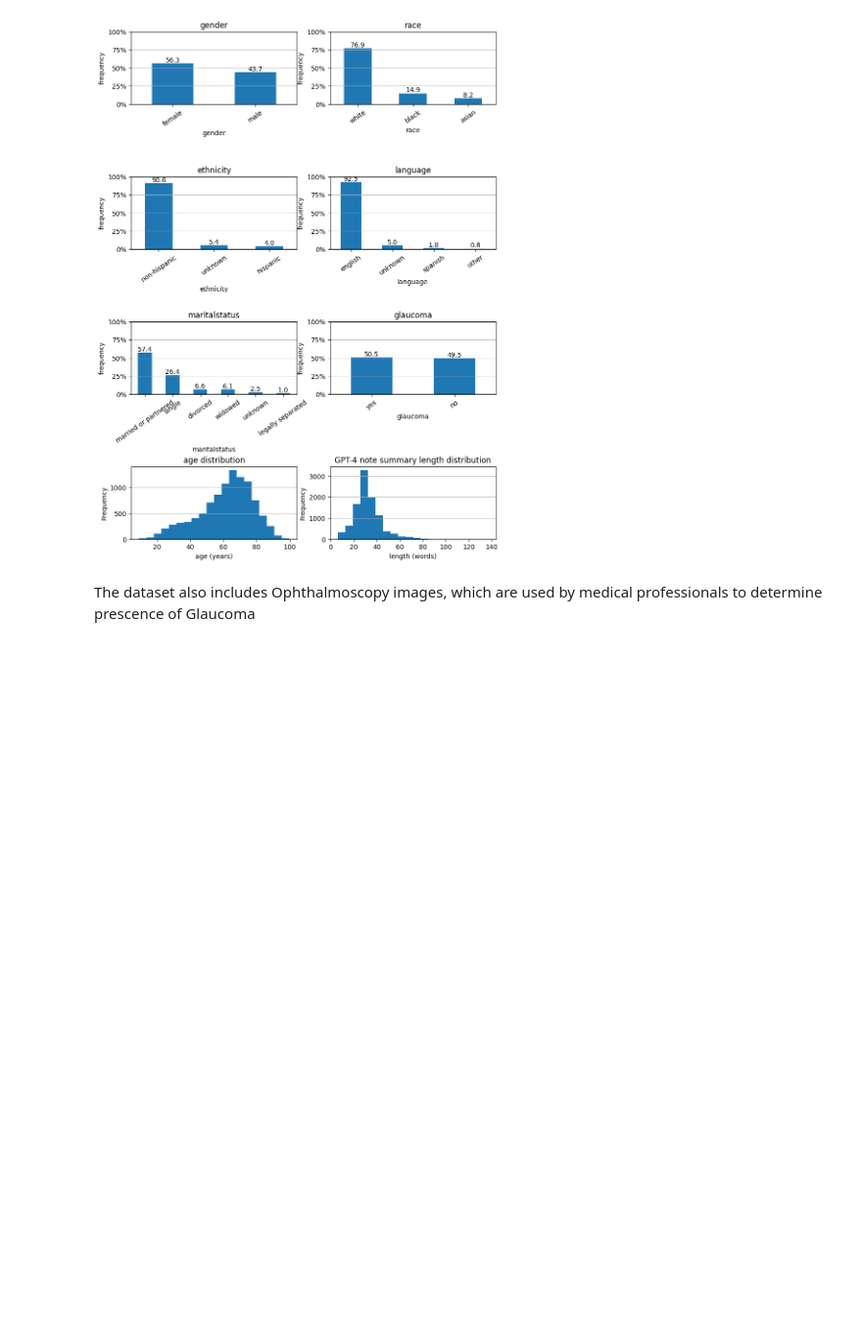
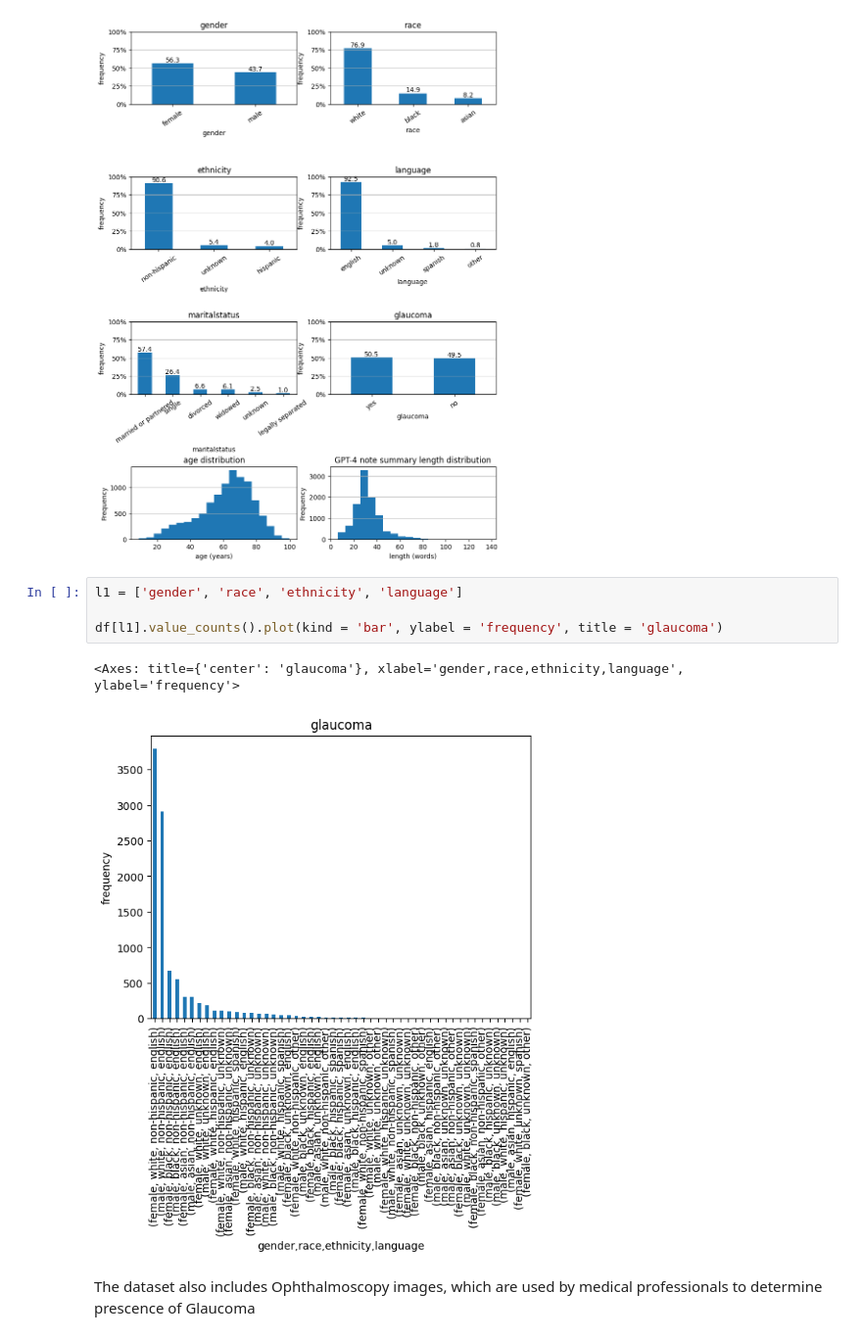
Before and after one commit to stanfris/FairCLIP_Reproducibility, a Jupyter notebook: experiments/showcase.ipynb, the cells around one changed output. Shown at 98% size. Drawn from its saved outputs; the diff is of its cells as text; blank space fills up the shorter version.

```diff
--- a/experiments/showcase.ipynb
+++ b/experiments/showcase.ipynb
@@ -41,6 +41,13 @@ ax[3, 1].grid(axis='y')
 fig.show()
 # %% [output]
 [figure]
+# %%
+l1 = ['gender', 'race', 'ethnicity', 'language']
+
+df[l1].value_counts().plot(kind = 'bar', ylabel = 'frequency', title = 'glaucoma')
+# %% [output]
+<Axes: title={'center': 'glaucoma'}, xlabel='gender,race,ethnicity,language', ylabel='frequency'>
+[figure, added]
 # %% [markdown]
 The dataset also includes Ophthalmoscopy images, which are used by medical professionals to determine prescence of Glaucoma
 # %%
```
Also changed, not shown: parts of 4 cells of this notebook, 7 other files.
